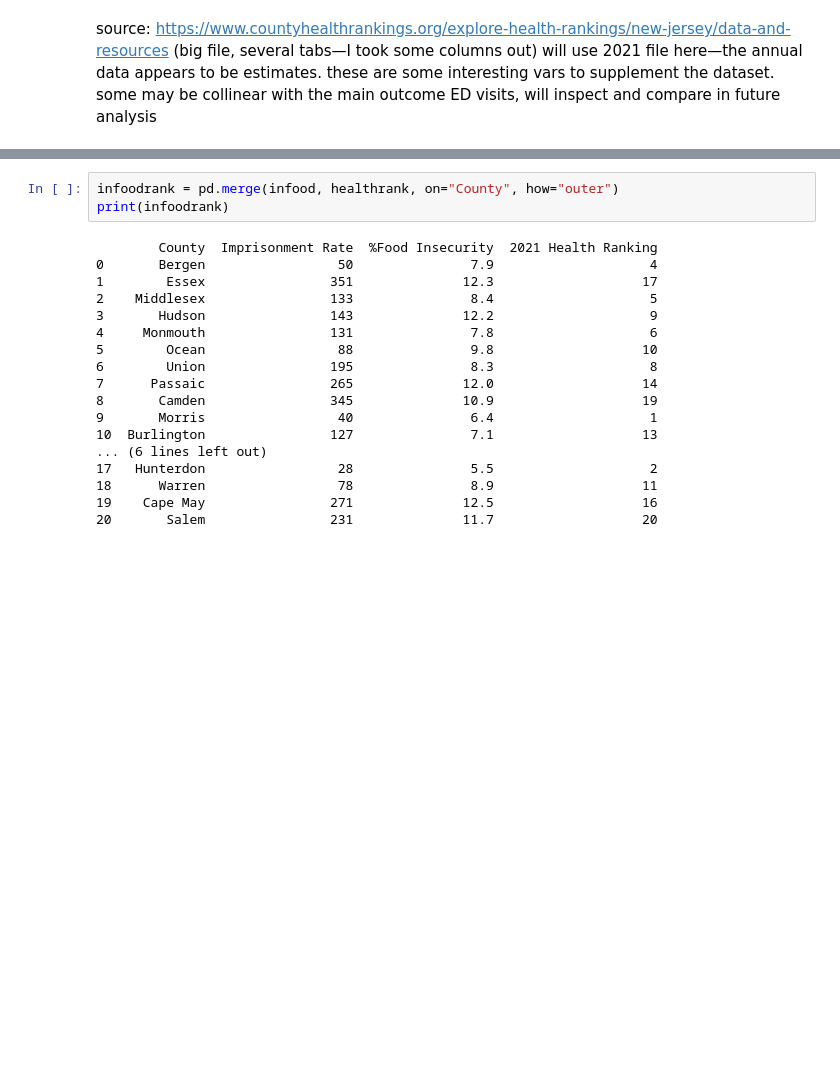
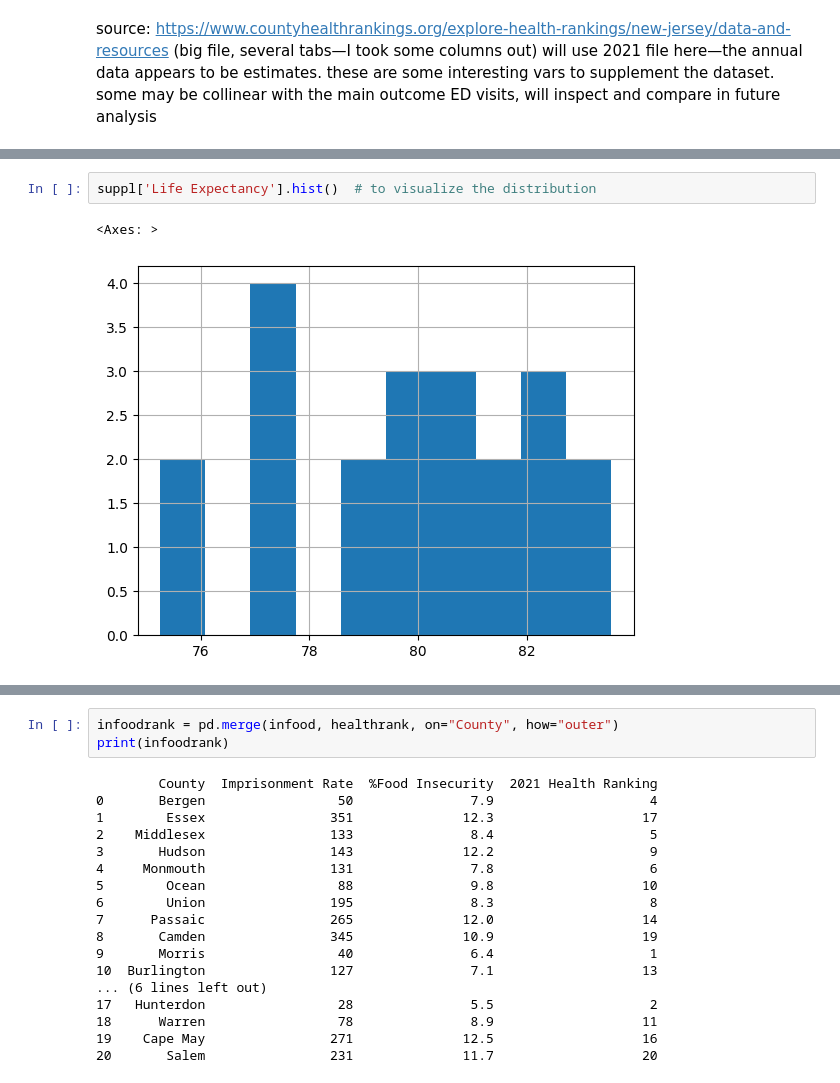
Before and after one commit to worldterminator/worldterminator, a Jupyter notebook: ps3(Yachun&Citlalli).ipynb, the cells around one changed output, grey strips where cells are left out. Saved outputs shown, nothing was run; the diff lists cells and outputs as text; blank space fills up the shorter version.

```diff
--- a/ps3(Yachun&Citlalli).ipynb
+++ b/ps3(Yachun&Citlalli).ipynb
@@ -141,0 +149,5 @@ suppl.head()
+# %%
+suppl['Life Expectancy'].hist()  # to visualize the distribution
+# %% [output]
+<Axes: >
+[figure, added]
```
Also changed, not shown: parts of 4 cells of this notebook.
